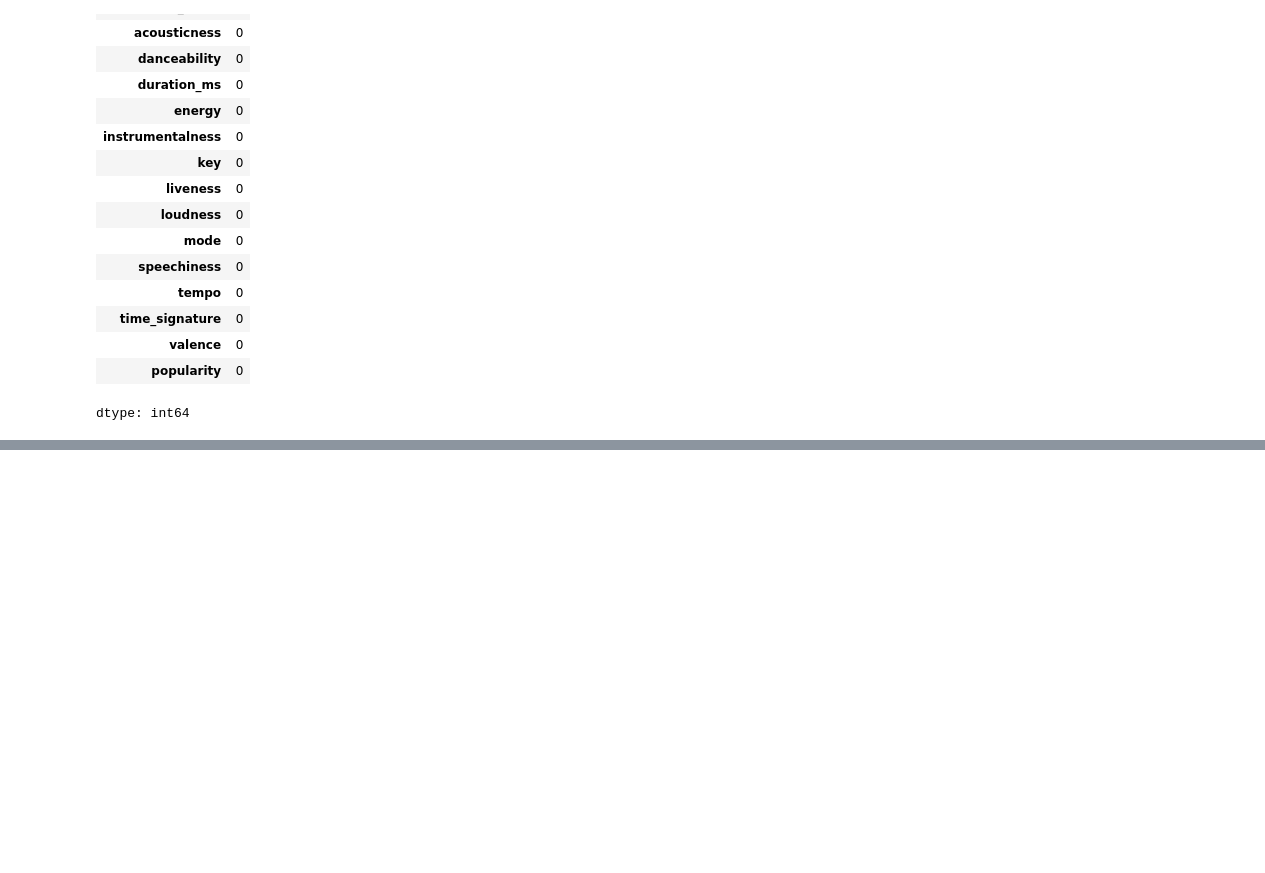
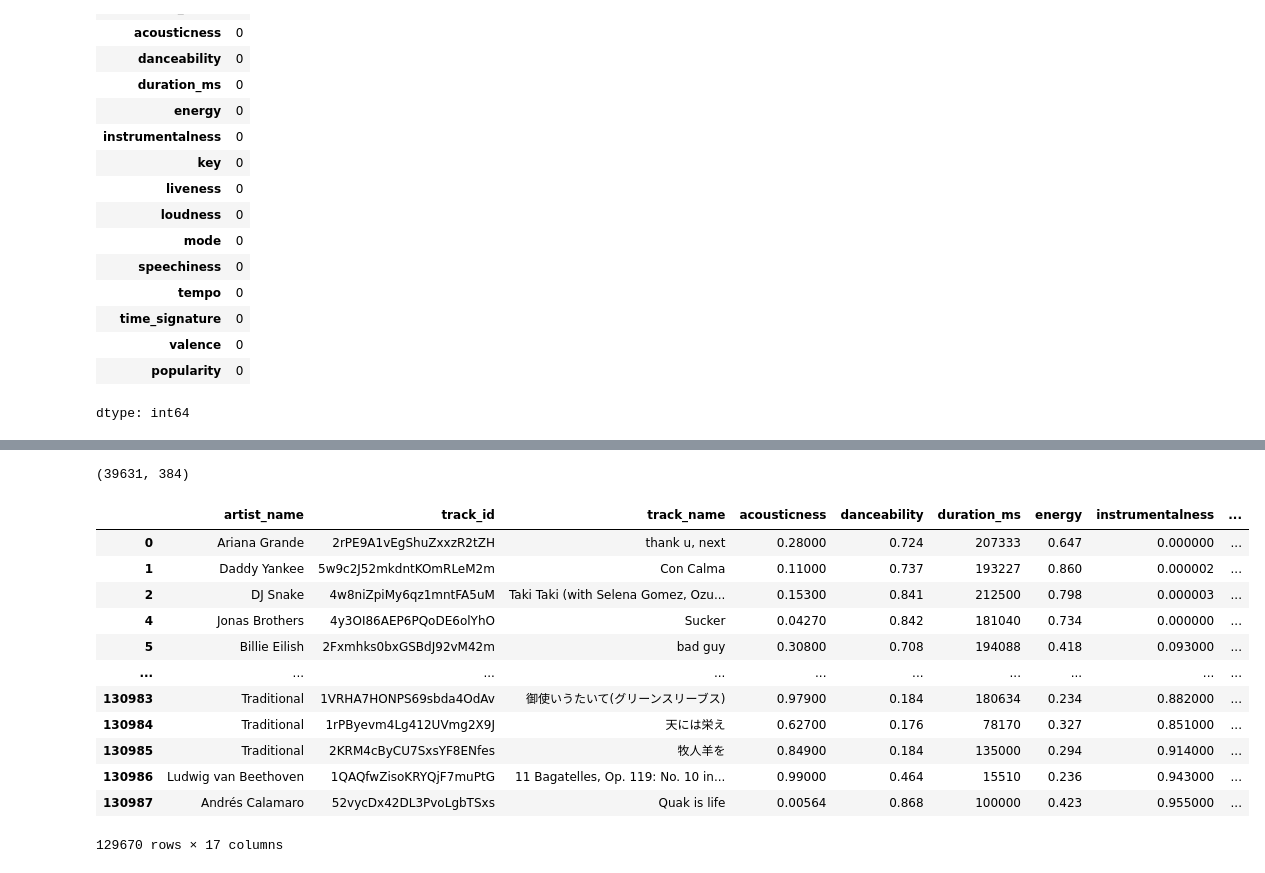
Before and after one commit to Tarek-1/Music_Recommender_System, a Jupyter notebook: Spotify_API.ipynb, the cells around one changed output, grey strips where cells are left out. Cells and saved outputs as stored; diff of their text form; code cells hidden in the pictures; blank space fills up the shorter version.

```diff
--- a/Spotify_API.ipynb
+++ b/Spotify_API.ipynb
@@ -245,0 +423,3 @@ lyrics_df[lyrics_df['lyrics'] == "Error 404"]
+# %%
+df_big_deduped = df_big_deduped.drop_duplicates(subset=['artist_name', 'track_name'], keep=False)
+non_null_lyrics_df = non_null_lyrics_df.drop_duplicates(subset=['artist', 'track'], keep=False)
@@ -245,0 +474,22 @@ lyrics_df[lyrics_df['lyrics'] == "Error 404"]
+# %%
+# convert the embeddings column to a 2D numpy array
+embeddings = np.stack(non_null_lyrics_df['lyrics_embedding'].values)
+embeddings.shape
+# %% [output]
+(39631, 384)
+# %%
+df_big_deduped
+# %% [output]
+|  | artist_name | track_id | track_name | acousticness | danceability | duration_ms | energy | instrumentalness | ... |
+| 0 | Ariana Grande | 2rPE9A1vEgShuZxxzR2tZH | thank u, next | 0.28000 | 0.724 | 207333 | 0.647 | 0.000000 | ... |
+| 1 | Daddy Yankee | 5w9c2J52mkdntKOmRLeM2m | Con Calma | 0.11000 | 0.737 | 193227 | 0.860 | 0.000002 | ... |
+| 2 | DJ Snake | 4w8niZpiMy6qz1mntFA5uM | Taki Taki (with Selena Gomez, Ozu... | 0.15300 | 0.841 | 212500 | 0.798 | 0.000003 | ... |
+| 4 | Jonas Brothers | 4y3OI86AEP6PQoDE6olYhO | Sucker | 0.04270 | 0.842 | 181040 | 0.734 | 0.000000 | ... |
+| 5 | Billie Eilish | 2Fxmhks0bxGSBdJ92vM42m | bad guy | 0.30800 | 0.708 | 194088 | 0.418 | 0.093000 | ... |
+| ... | ... | ... | ... | ... | ... | ... | ... | ... | ... |
+| 130983 | Traditional | 1VRHA7HONPS69sbda4OdAv | 御使いうたいて(グリーンスリーブス) | 0.97900 | 0.184 | 180634 | 0.234 | 0.882000 | ... |
+| 130984 | Traditional | 1rPByevm4Lg412UVmg2X9J | 天には栄え | 0.62700 | 0.176 | 78170 | 0.327 | 0.851000 | ... |
+| 130985 | Traditional | 2KRM4cByCU7SxsYF8ENfes | 牧人羊を | 0.84900 | 0.184 | 135000 | 0.294 | 0.914000 | ... |
+| 130986 | Ludwig van Beethoven | 1QAQfwZisoKRYQjF7muPtG | 11 Bagatelles, Op. 119: No. 10 in... | 0.99000 | 0.464 | 15510 | 0.236 | 0.943000 | ... |
+| 130987 | Andrés Calamaro | 52vycDx42DL3PvoLgbTSxs | Quak is life | 0.00564 | 0.868 | 100000 | 0.423 | 0.955000 | ... |
+129670 rows × 17 columns
```
Also changed, not shown: parts of 62 cells of this notebook.
